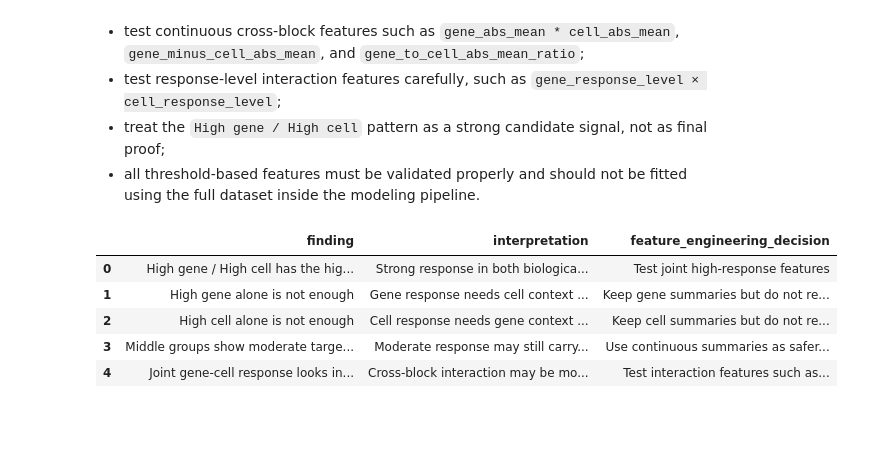
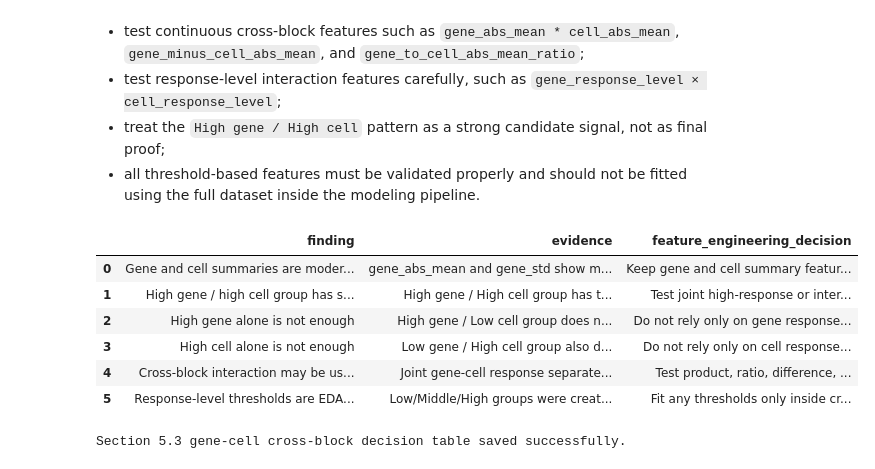
Before and after one commit to kawsar07ahmmed0712-rgb/moa-prediction-drug-response, a Jupyter notebook: notebooks/02_eda.ipynb, the cells around one changed output. Drawn from its saved outputs; the diff is of its cells as text; code cells hidden in the pictures; blank space fills up the shorter version.

```diff
--- a/notebooks/02_eda.ipynb
+++ b/notebooks/02_eda.ipynb
@@ -4307,35 +4307,51 @@ Feature-engineering decisions:
 * treat the `High gene / High cell` pattern as a strong candidate signal, not as final proof;
 * all threshold-based features must be validated properly and should not be fitted using the full dataset inside the modeling pipeline.
 # %%
-gene_cell_grid_decision_table = pd.DataFrame({
+gene_cell_cross_block_decision_table = pd.DataFrame({
     "finding": [
-        "High gene / High cell has the highest target activity",
+        "Gene and cell summaries are moderately related",
+        "High gene / high cell group has strongest target activity",
         "High gene alone is not enough",
         "High cell alone is not enough",
-        "Middle groups show moderate target activity",
-        "Joint gene-cell response looks informative"
+        "Cross-block interaction may be useful",
+        "Response-level thresholds are EDA-only"
     ],
-    "interpretation": [
-        "Strong response in both biological blocks may indicate stronger MoA signal",
-        "Gene response needs cell context to become more informative",
-        "Cell response needs gene context to become more informative",
-        "Moderate response may still carry baseline biological signal",
-        "Cross-block interaction may be more useful than single-block summaries alone"
+    "evidence": [
+        "gene_abs_mean and gene_std show moderate correlation with cell_abs_mean, cell_std, and cell_range",
+        "High gene / High cell group has the highest mean active scored-target count",
+        "High gene / Low cell group does not show the strongest target activity",
+        "Low gene / High cell group also does not show the strongest target activity",
+        "Joint gene-cell response separates target activity better than single-block response alone",
+        "Low/Middle/High groups were created from full-data quantiles for EDA interpretation"
     ],
     "feature_engineering_decision": [
-        "Test joint high-response features",
-        "Keep gene summaries but do not rely only on them",
-        "Keep cell summaries but do not rely only on them",
-        "Use continuous summaries as safer baseline features",
-        "Test interaction features such as product, ratio, difference, and response-level grid"
+        "Keep gene and cell summary features separately",
+        "Test joint high-response or interaction features later",
+        "Do not rely only on gene response summaries",
+        "Do not rely only on cell response summaries",
+        "Test product, ratio, difference, and interaction-style features",
+        "Fit any thresholds only inside cross-validation to avoid leakage"
     ]
 })
 
-gene_cell_grid_decision_table
+gene_cell_cross_block_decision_table
 # %% [output]
-|  | finding | interpretation | feature_engineering_decision |
-| 0 | High gene / High cell has the hig... | Strong response in both biologica... | Test joint high-response features |
-| 1 | High gene alone is not enough | Gene response needs cell context ... | Keep gene summaries but do not re... |
-| 2 | High cell alone is not enough | Cell response needs gene context ... | Keep cell summaries but do not re... |
-| 3 | Middle groups show moderate targe... | Moderate response may still carry... | Use continuous summaries as safer... |
-| 4 | Joint gene-cell response looks in... | Cross-block interaction may be mo... | Test interaction features such as... |
+|  | finding | evidence | feature_engineering_decision |
+| 0 | Gene and cell summaries are moder... | gene_abs_mean and gene_std show m... | Keep gene and cell summary featur... |
+| 1 | High gene / high cell group has s... | High gene / High cell group has t... | Test joint high-response or inter... |
+| 2 | High gene alone is not enough | High gene / Low cell group does n... | Do not rely only on gene response... |
+| 3 | High cell alone is not enough | Low gene / High cell group also d... | Do not rely only on cell response... |
+| 4 | Cross-block interaction may be us... | Joint gene-cell response separate... | Test product, ratio, difference, ... |
+| 5 | Response-level thresholds are EDA... | Low/Middle/High groups were creat... | Fit any thresholds only inside cr... |
+# %%
+section_5_output_dir = PROJECT_ROOT / "outputs" / "experiment_logs"
+section_5_output_dir.mkdir(parents=True, exist_ok=True)
+
+gene_cell_cross_block_decision_table.to_csv(
+    section_5_output_dir / "section_5_3_gene_cell_cross_block_decisions.csv",
+    index=False
+)
+
+print("Section 5.3 gene-cell cross-block decision table saved successfully.")
+# %% [output]
+Section 5.3 gene-cell cross-block decision table saved successfully.
```
Also changed, not shown: parts of 75 cells of this notebook.
